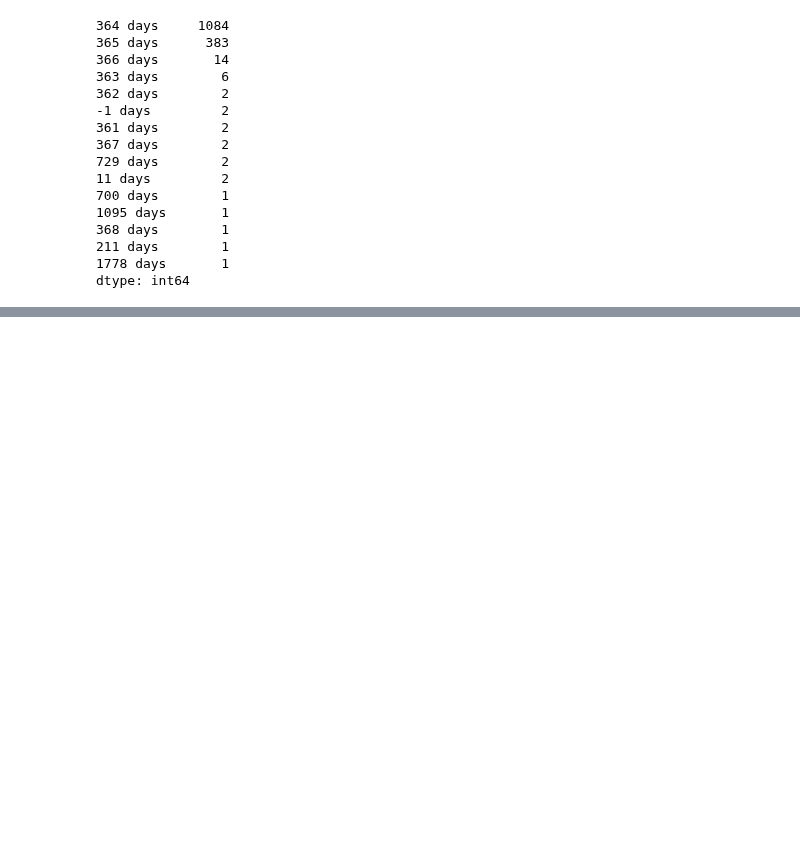
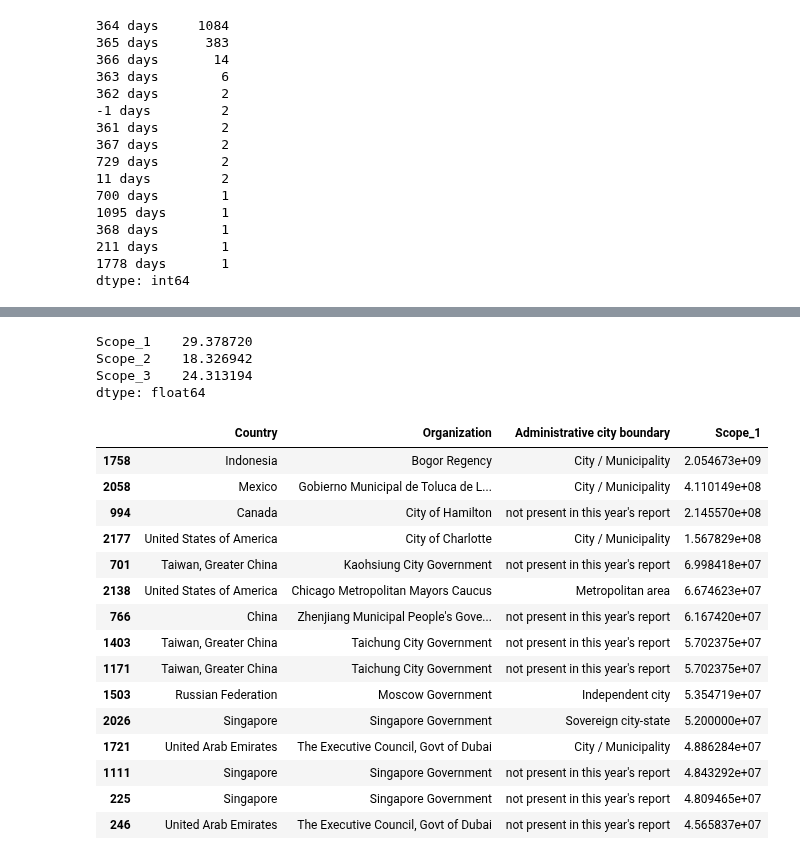
Before and after one commit to OpenGeoScales/ogs-data-exploration, a Jupyter notebook: notebooks/ghg-emissions/cdp/cdp-notebook.ipynb, the cells around one changed output, grey strips where cells are left out. Cells and saved outputs as stored; diff of their text form; code cells hidden in the pictures; blank space fills up the shorter version.

```diff
--- a/notebooks/ghg-emissions/cdp/cdp-notebook.ipynb
+++ b/notebooks/ghg-emissions/cdp/cdp-notebook.ipynb
@@ -309,0 +391,28 @@ dtype: int64
+# %%
+data[['Scope_1', 'Scope_2', 'Scope_3']].skew(axis=0, skipna=True)
+# %% [output]
+Scope_1    29.378720
+Scope_2    18.326942
+Scope_3    24.313194
+dtype: float64
+# %%
+# Top values for scope 1
+data[['Country', 'Organization', 'Administrative city boundary','Scope_1']].sort_values(
+    by='Scope_1', ascending=False)[:15]
+# %% [output]
+|  | Country | Organization | Administrative city boundary | Scope_1 |
+| 1758 | Indonesia | Bogor Regency | City / Municipality | 2.054673e+09 |
+| 2058 | Mexico | Gobierno Municipal de Toluca de L... | City / Municipality | 4.110149e+08 |
+| 994 | Canada | City of Hamilton | not present in this year's report | 2.145570e+08 |
+| 2177 | United States of America | City of Charlotte | City / Municipality | 1.567829e+08 |
+| 701 | Taiwan, Greater China | Kaohsiung City Government | not present in this year's report | 6.998418e+07 |
+| 2138 | United States of America | Chicago Metropolitan Mayors Caucus | Metropolitan area | 6.674623e+07 |
+| 766 | China | Zhenjiang Municipal People's Gove... | not present in this year's report | 6.167420e+07 |
+| 1403 | Taiwan, Greater China | Taichung City Government | not present in this year's report | 5.702375e+07 |
+| 1171 | Taiwan, Greater China | Taichung City Government | not present in this year's report | 5.702375e+07 |
+| 1503 | Russian Federation | Moscow Government | Independent city | 5.354719e+07 |
+| 2026 | Singapore | Singapore Government | Sovereign city-state | 5.200000e+07 |
+| 1721 | United Arab Emirates | The Executive Council, Govt of Dubai | City / Municipality | 4.886284e+07 |
+| 1111 | Singapore | Singapore Government | not present in this year's report | 4.843292e+07 |
+| 225 | Singapore | Singapore Government | not present in this year's report | 4.809465e+07 |
+| 246 | United Arab Emirates | The Executive Council, Govt of Dubai | not present in this year's report | 4.565837e+07 |
```
Also changed, not shown: parts of 33 cells of this notebook.
